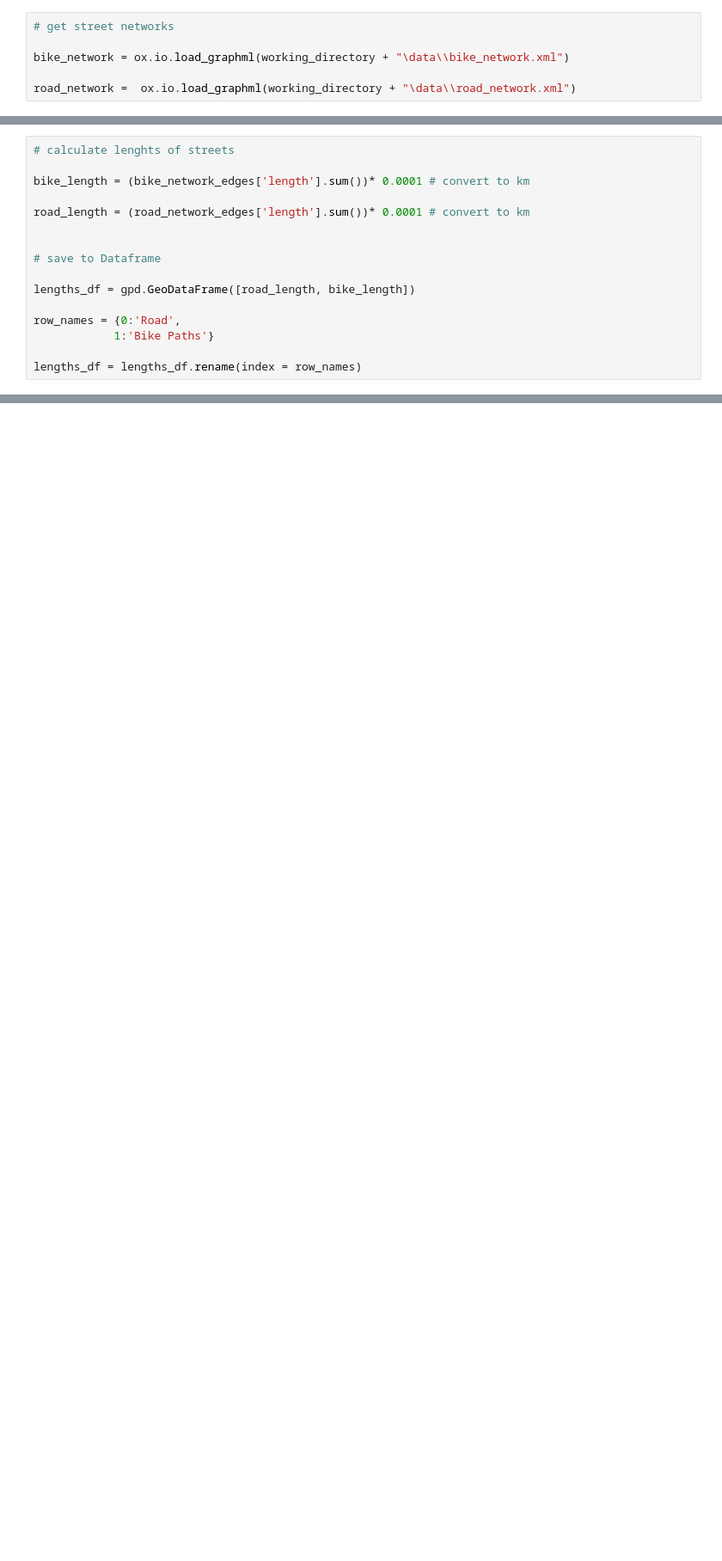
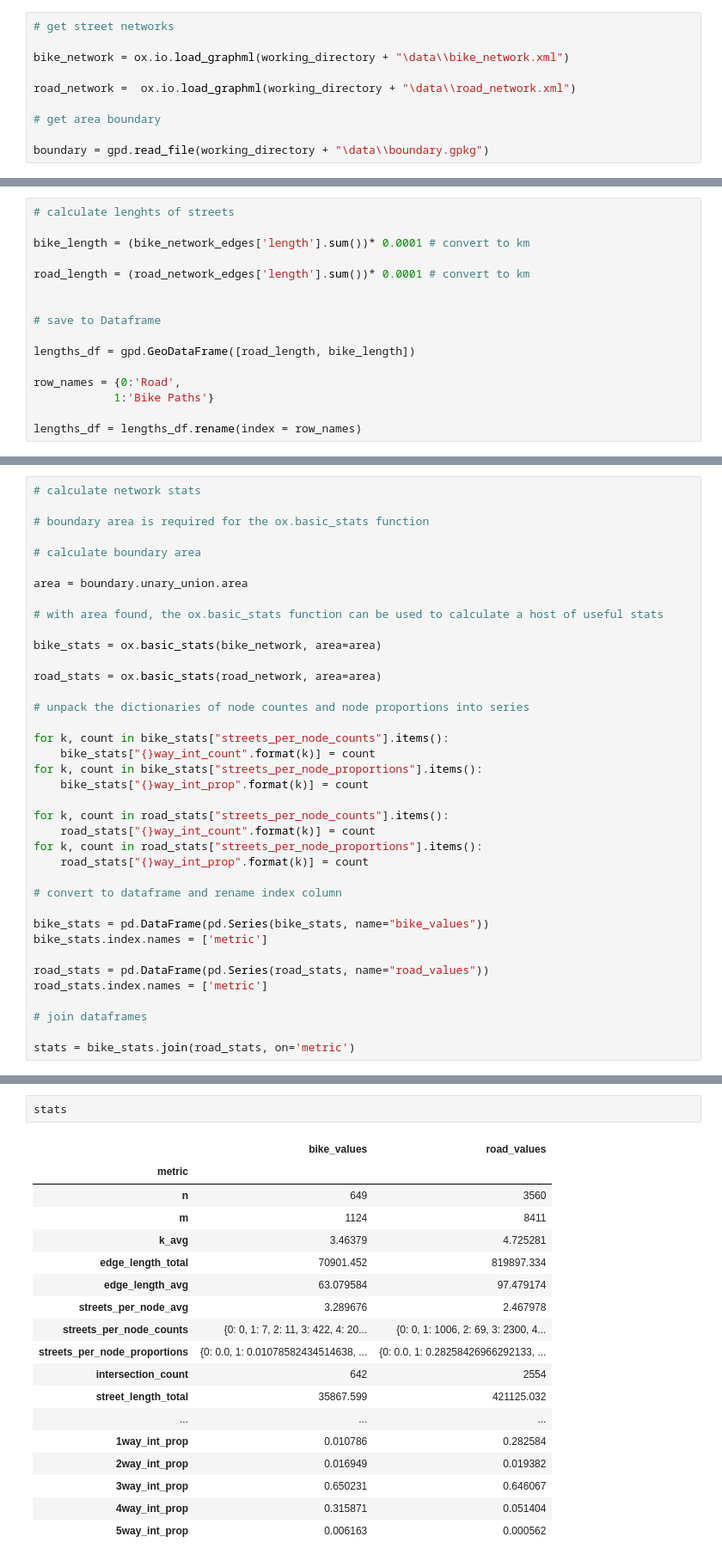
Before and after one commit to Froguin99/bikeNetworksEDA, a Jupyter notebook: 01-bike-network-data-analysis.ipynb, the cells around one changed output, grey strips where cells are left out. Shown: that part at 86% size. Drawn from its saved outputs; the diff is of its cells as text; blank space fills up the shorter version.

```diff
--- a/01-bike-network-data-analysis.ipynb
+++ b/01-bike-network-data-analysis.ipynb
@@ -19,6 +22,10 @@ working_directory =  os.getcwd()
 bike_network = ox.io.load_graphml(working_directory + "\data\\bike_network.xml")
 
 road_network =  ox.io.load_graphml(working_directory + "\data\\road_network.xml")
+
+# get area boundary
+
+boundary = gpd.read_file(working_directory + "\data\\boundary.gpkg")
 # %%
 # convert graphs to gdfs
 
@@ -88,0 +152,38 @@ mean_level_of_disconnect
+# %%
+# calculate network stats
+
+# boundary area is required for the ox.basic_stats function
+
+# calculate boundary area
+
+area = boundary.unary_union.area
+
+# with area found, the ox.basic_stats function can be used to calculate a host of useful stats
+
+bike_stats = ox.basic_stats(bike_network, area=area)
+
+road_stats = ox.basic_stats(road_network, area=area)
+
+# unpack the dictionaries of node countes and node proportions into series
+
+for k, count in bike_stats["streets_per_node_counts"].items():
+    bike_stats["{}way_int_count".format(k)] = count
+for k, count in bike_stats["streets_per_node_proportions"].items():
+    bike_stats["{}way_int_prop".format(k)] = count
+
+for k, count in road_stats["streets_per_node_counts"].items():
+    road_stats["{}way_int_count".format(k)] = count
+for k, count in road_stats["streets_per_node_proportions"].items():
+    road_stats["{}way_int_prop".format(k)] = count
+
+# convert to dataframe and rename index column
+
+bike_stats = pd.DataFrame(pd.Series(bike_stats, name="bike_values"))
+bike_stats.index.names = ['metric']
+
+road_stats = pd.DataFrame(pd.Series(road_stats, name="road_values"))
+road_stats.index.names = ['metric']
+
+# join dataframes
+
+stats = bike_stats.join(road_stats, on='metric')
@@ -88,0 +257,21 @@ mean_level_of_disconnect
+# %%
+stats
+# %% [output]
+|  | bike_values | road_values |
+| metric |  |  |
+| n | 649 | 3560 |
+| m | 1124 | 8411 |
+| k_avg | 3.46379 | 4.725281 |
+| edge_length_total | 70901.452 | 819897.334 |
+| edge_length_avg | 63.079584 | 97.479174 |
+| streets_per_node_avg | 3.289676 | 2.467978 |
+| streets_per_node_counts | {0: 0, 1: 7, 2: 11, 3: 422, 4: 20... | {0: 0, 1: 1006, 2: 69, 3: 2300, 4... |
+| streets_per_node_proportions | {0: 0.0, 1: 0.01078582434514638, ... | {0: 0.0, 1: 0.28258426966292133, ... |
+| intersection_count | 642 | 2554 |
+| street_length_total | 35867.599 | 421125.032 |
+| ... | ... | ... |
+| 1way_int_prop | 0.010786 | 0.282584 |
+| 2way_int_prop | 0.016949 | 0.019382 |
+| 3way_int_prop | 0.650231 | 0.646067 |
+| 4way_int_prop | 0.315871 | 0.051404 |
+| 5way_int_prop | 0.006163 | 0.000562 |
```
Also changed, not shown: parts of 14 cells of this notebook.
